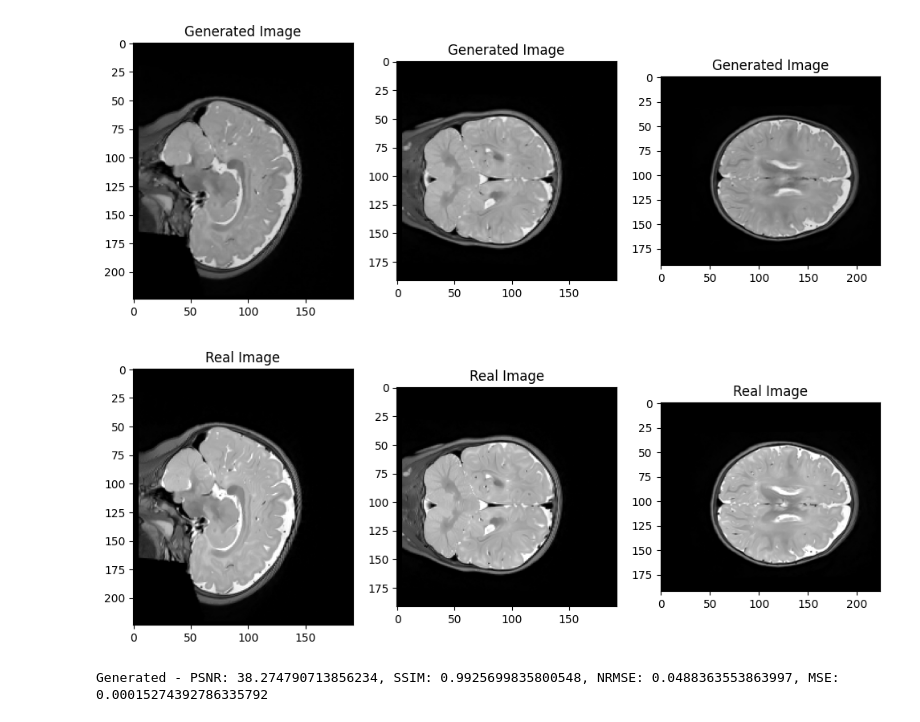
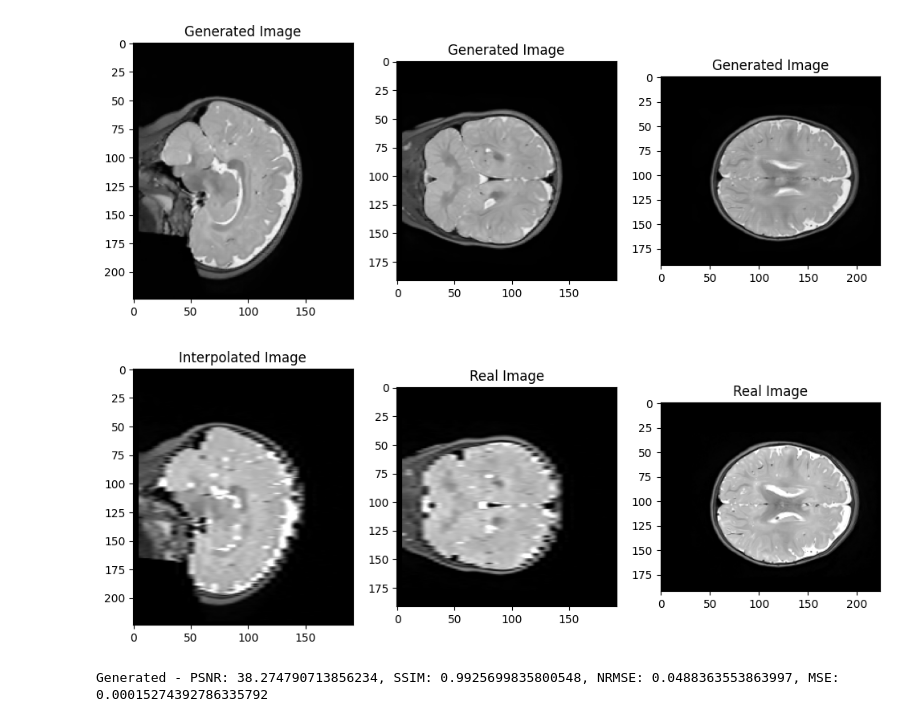
Before and after one commit to almalennartsson-dev/baby-ai-local, a Jupyter notebook: random.ipynb, the cells around one changed output. Cells and saved outputs as stored; diff of their text form; code cells hidden in the pictures.

```diff
--- a/random.ipynb
+++ b/random.ipynb
@@ -1,7 +1,6 @@
 # %%
 import pathlib as p
 from functions import *
-from evaluations import calculate_metrics
 import nibabel as nib
 import numpy as np
 import random
@@ -19,18 +18,14 @@ t2_LR_files = sorted(axial.rglob("*T2w_LR.nii.gz"))
 t2_LR4_files = sorted(axial.rglob("*T2w_LR4.nii.gz"))
 t2_LR3_files = sorted(axial.rglob("*T2w_LR3.nii.gz"))
 t2_LR5_files = sorted(axial.rglob("*T2w_LR5.nii.gz"))
-t2_LR8_files = sorted(axial.rglob("*T2w_LR8.nii.gz"))
+#t2_LR8_files = sorted(axial.rglob("*T2w_LR8.nii.gz"))
 
 target_shape = (192, 224, 192)
-patch_size = (64, 64, 64)
-stride = (32, 32, 32)
+patch_size = (32, 32, 32)
+stride = (16, 16, 16)
 
-files = list(zip(t1_files, t2_files, t2_LR_files))
-files4 = list(zip(t1_files, t2_files, t2_LR4_files))
+files = list(zip(t1_files, t2_files, t2_LR5_files))
 train, val, test = split_dataset(files)
-train4, val4, test4 = split_dataset(files4)
-print(f"Train: {len(train)}, Val: {len(val)}, Test: {len(test)}")
-
-test_t1, test_t2, test_t2_LR = get_patches(test, patch_size, stride, target_shape)
+test_t1, test_t2, test_t2_LR, affine = get_patches(test, patch_size, stride, target_shape)
 ref_img = nib.load(str(t1_files[0]))
 # %% [output]
@@ -100,10 +112,3 @@ for j in range(len(test_t1[0])):
     input = torch.tensor(test_t2_LR[0][j]).float().unsqueeze(0)
     all.append(input.squeeze(0).squeeze(0).cpu().numpy())
 gen_reconstructed = reconstruct_from_patches(all, target_shape, stride)
-# %%
-
-test_nifti_t2 = nib.load("/Users/al1612le/zenodo_upload_v2/s0001/t2.nii.gz")
-test_nifti_t1 = nib.load("/Users/al1612le/zenodo_upload_v2/s0001/t1.nii.gz")
-print(test_nifti_t1.header)
-test_nifti_t1.orthoview()
-#print(ref_img.header)
@@ -179,9 +116,6 @@ with torch.no_grad():
 #save output nifti
 gen_nifti = nib.Nifti1Image(gen_reconstructed, affine=ref_img.affine)
 nib.save(gen_nifti, "/Users/al1612le/images/tugba_deep_unet_with_LR4_LR2_training_6res_lpipsmse.nii.gz")
-# %%
-img = nib.load(train[0][1]).get_fdata()
-down_img = img[:, :, ::2]
 # %%
 interpolated_images = []
 for i in range(len(test_t1)):
@@ -201,13 +135,3 @@ Processed test image 8/11
 Processed test image 9/11
 Processed test image 10/11
 Processed test image 11/11
-# %%
-#try on jonathan dataset
-test_jon_t2 = nib.load("/Users/al1612le/jonathant2.nii.gz")
-
-test_jon_t2 = scale_to_reference_img(test_jon_t2, ref_img)
-
-test_jon_t2 = pad_to_shape(test_jon_t2, target_shape)
-print(test_jon_t2.header)
-test_jon_t2_patches = extract_3D_patches(test_jon_t2.get_fdata(), patch_size, stride=stride)
-print(len(test_jon_t2_patches))
@@ -557,22 +418,22 @@ nib.save(nib.Nifti1Image(generated_images[0], affine=ref_img.affine), "/Users/al
 # %%
 #plot middle slice of first generated image
 import matplotlib.pyplot as plt
 mid_slice = target_shape[0] // 2
 plt.figure(figsize=(12, 8))
 plt.subplot(1,3,1)
-plt.title("Real Image")
-plt.imshow(real_images[0][mid_slice,:,:], cmap='gray')
+plt.title("Interpolated Image")
+plt.imshow(interpolated_images[0][mid_slice,:,:], cmap='gray')
 plt.subplot(1,3,2)
 plt.title("Real Image")
-plt.imshow(real_images[0][:,mid_slice,:], cmap='gray')
+plt.imshow(interpolated_images[0][:,mid_slice,:], cmap='gray')
 plt.subplot(1,3,3)
 plt.title("Real Image")
-plt.imshow(real_images[0][:,:,mid_slice], cmap='gray')
+plt.imshow(interpolated_images[0][:,:,mid_slice], cmap='gray')
 plt.show()
 
-nib.save(nib.Nifti1Image(real_images[0], affine=ref_img.affine), "/Users/al1612le/images/real_w_ref_affine.nii.gz")
+nib.save(nib.Nifti1Image(interpolated_images[0], affine=ref_img.affine), "/Users/al1612le/images/interpolated_D5.nii.gz")
 # %% [output]
-[figure, old version]
+[figure, new version]
 # %%
 #calculate metrics
 metrics = calculate_metrics(real_images, generated_images)
```
Also changed, not shown: parts of 13 cells of this notebook, 15 other files.
